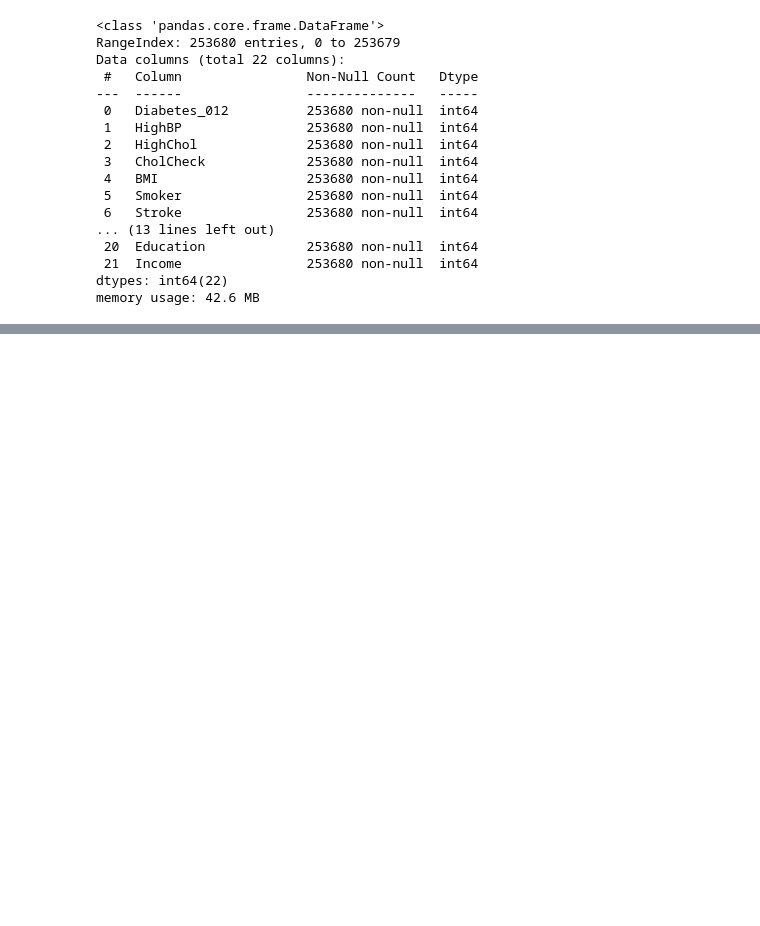
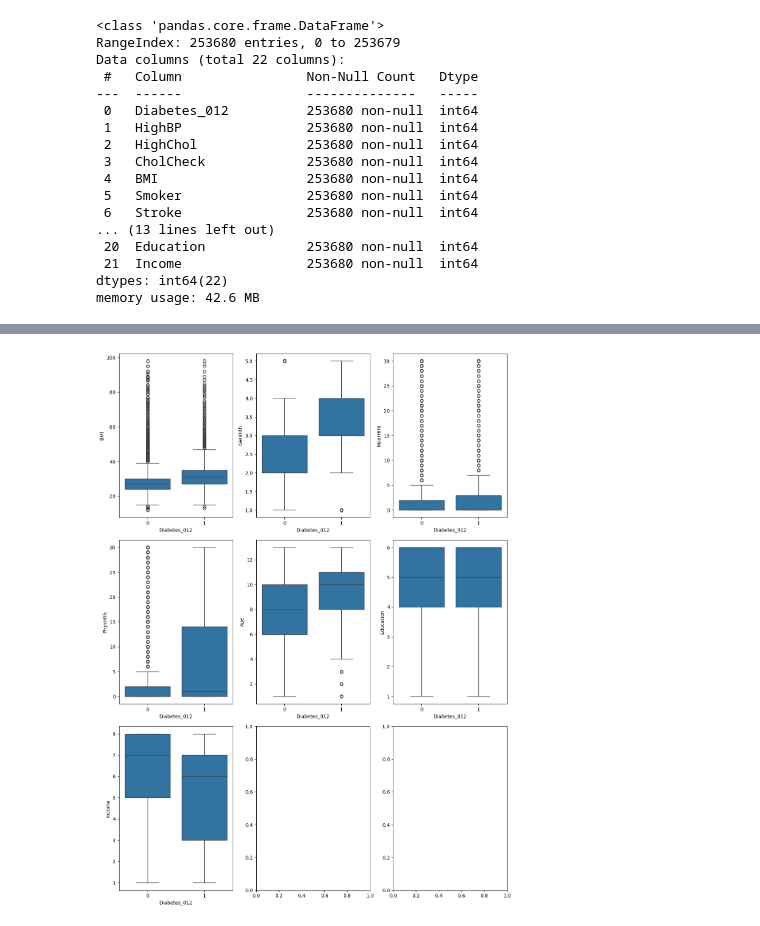
Before and after one commit to KarthikPreVin/MACHINE-LEARNING-LAB, a Jupyter notebook: ASSIGNMENT 1.ipynb, the cells around one changed output, grey strips where cells are left out. Cells and saved outputs as stored; diff of their text form; code cells hidden in the pictures; blank space fills up the shorter version.

```diff
--- a/ASSIGNMENT 1.ipynb
+++ b/ASSIGNMENT 1.ipynb
@@ -376,6 +372,11 @@ Data columns (total 22 columns):
  21  Income                253680 non-null  int64
 dtypes: int64(22)
 memory usage: 42.6 MB
+# %%
+diabetes.describe()
+
+continuous = ["BMI", "GenHlth", "MentHlth", "PhysHlth", "Age", "Education", "Income"]
+categorical = ["HighBP","HighChol","CholCheck","Smoker","Stroke","HeartDiseaseorAttack","PhysActivity","Fruits","Veggies","HvyAlcoholConsump","AnyHealthcare","NoDocbcCost","Sex"]
 # %%
 print(diabetes["Diabetes_012"].value_counts())
 plt.bar(["No diabetes", "Type1", "Type2"], [len(diabetes[diabetes["Diabetes_012"]==0]),len(diabetes[diabetes["Diabetes_012"]==1]),len(diabetes[diabetes["Diabetes_012"]==2])])
@@ -397,0 +410,12 @@ Name: count, Length: 229781, dtype: int64
+# %%
+fig,axes = plt.subplots(nrows = 3,ncols = 3, figsize = (12,16))
+axes = axes.flatten()
+for i in range(7):
+    sns.boxplot(x=diabetes["Diabetes_012"],y=diabetes[continuous[i]],ax=axes[i])
+
+##education is irrelevent
+
+plt.tight_layout()
+plt.show()
+# %% [output]
+[figure, added]
```
Also changed, not shown: parts of 10 cells of this notebook, 1 other file.
